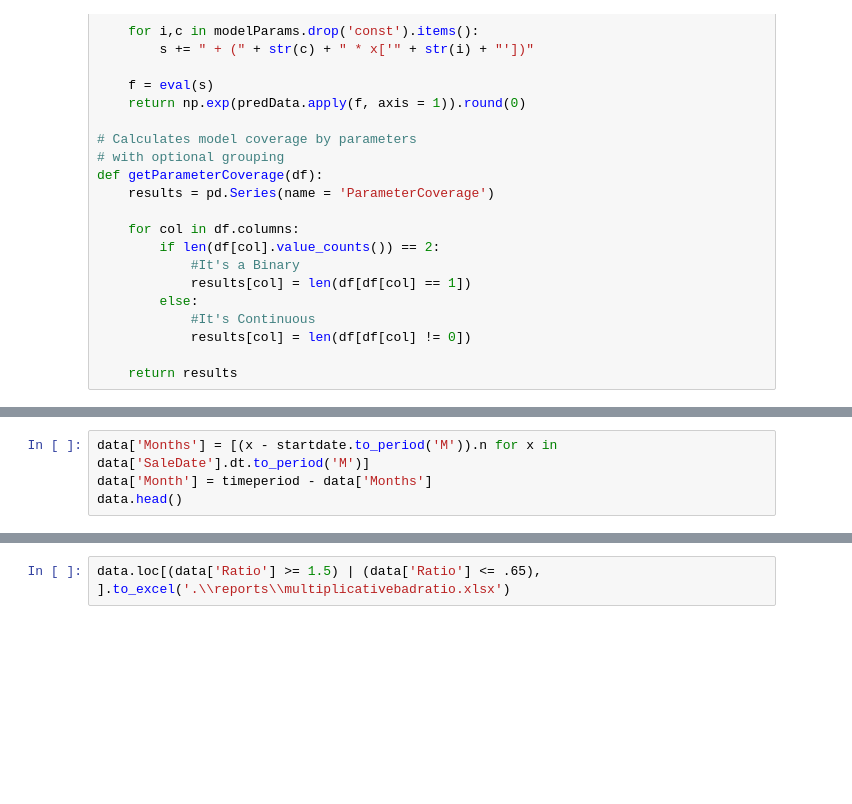
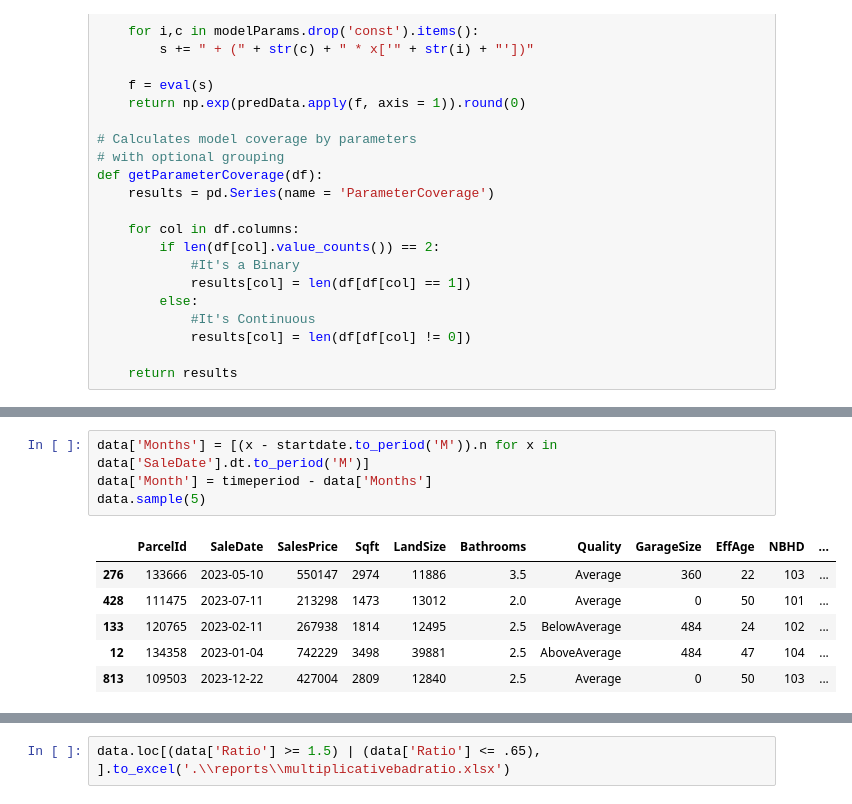
Before and after one commit to Thimgan/GISVT2024, a Jupyter notebook: jupyternotebook/Multiplicative.ipynb, the cells around one changed output, grey strips where cells are left out. Drawn from its saved outputs; the diff is of its cells as text; blank space fills up the shorter version.

```diff
--- a/jupyternotebook/Multiplicative.ipynb
+++ b/jupyternotebook/Multiplicative.ipynb
@@ -172,7 +217,14 @@ timeperiod
 # %%
 data['Months'] = [(x - startdate.to_period('M')).n for x in data['SaleDate'].dt.to_period('M')]
 data['Month'] = timeperiod - data['Months']
-data.head()
+data.sample(5)
+# %% [output]
+|  | ParcelId | SaleDate | SalesPrice | Sqft | LandSize | Bathrooms | Quality | GarageSize | EffAge | NBHD | ... |
+| 276 | 133666 | 2023-05-10 | 550147 | 2974 | 11886 | 3.5 | Average | 360 | 22 | 103 | ... |
+| 428 | 111475 | 2023-07-11 | 213298 | 1473 | 13012 | 2.0 | Average | 0 | 50 | 101 | ... |
+| 133 | 120765 | 2023-02-11 | 267938 | 1814 | 12495 | 2.5 | BelowAverage | 484 | 24 | 102 | ... |
+| 12 | 134358 | 2023-01-04 | 742229 | 3498 | 39881 | 2.5 | AboveAverage | 484 | 47 | 104 | ... |
+| 813 | 109503 | 2023-12-22 | 427004 | 2809 | 12840 | 2.5 | Average | 0 | 50 | 103 | ... |
 # %%
 def calculatePctGood(effAge):
     if effAge < 0:
```
Also changed, not shown: parts of 24 cells of this notebook, 8 other files.
